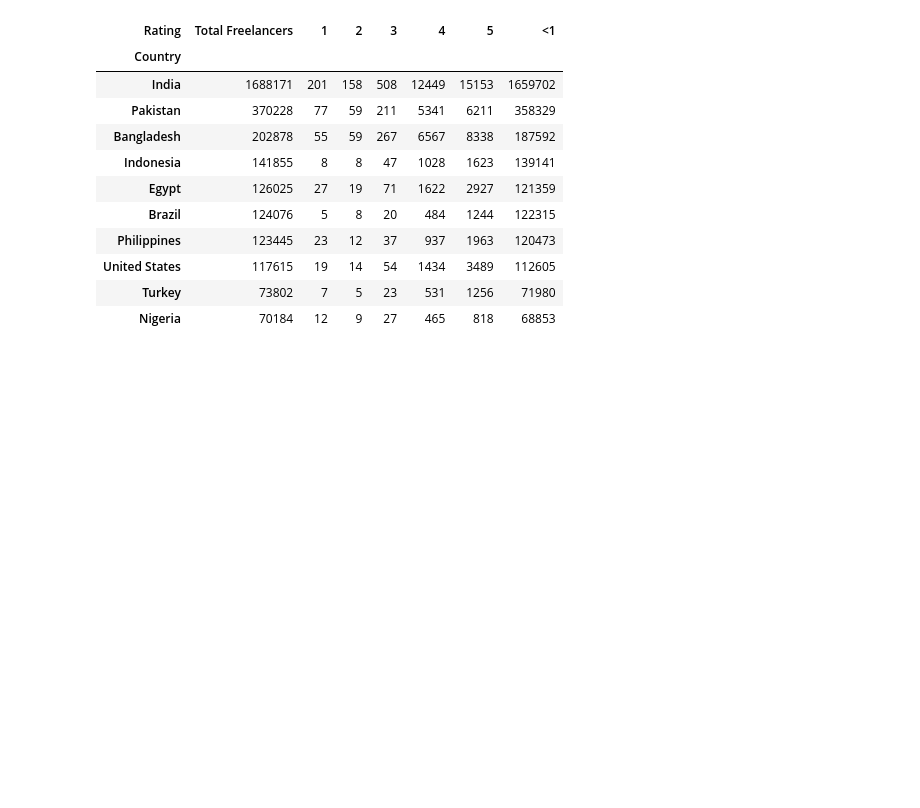
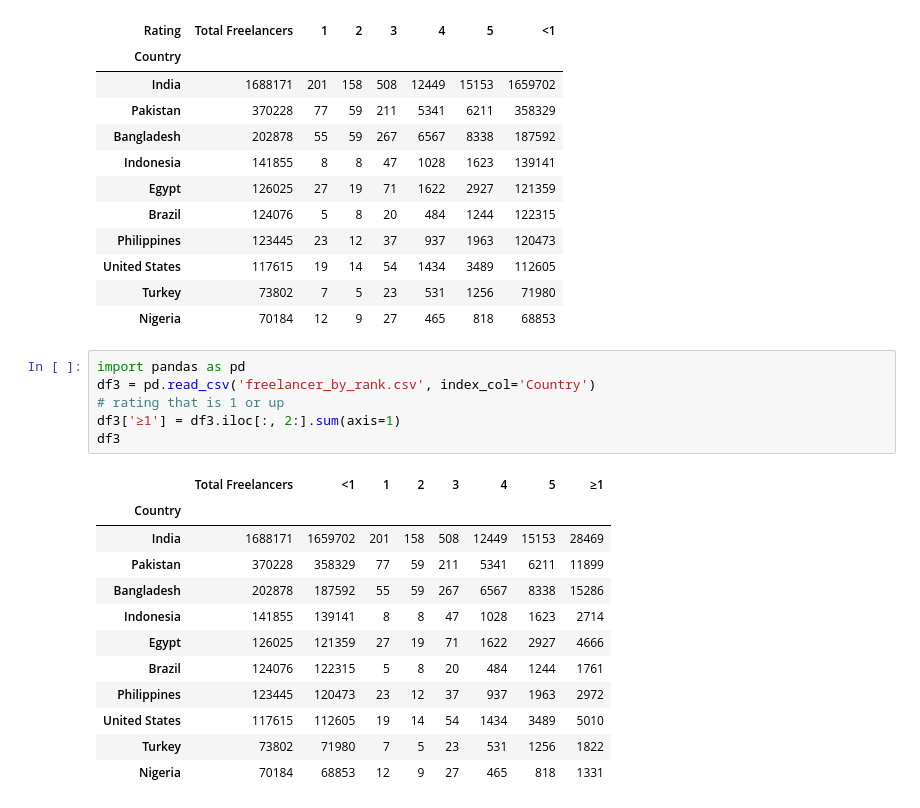
Before and after one commit to Pratham-Chauhan/scrape-freelancers-info, a Jupyter notebook: Freelancer Population by Country (complete).ipynb, the cells around one changed output. Cells and saved outputs as stored; diff of their text form; blank space fills up the shorter version.

```diff
--- a/Freelancer Population by Country (complete).ipynb
+++ b/Freelancer Population by Country (complete).ipynb
@@ -235,3 +236,22 @@ df3 = df3.rename(columns={0:'Total Freelancers'})
 | United States | 117615 | 19 | 14 | 54 | 1434 | 3489 | 112605 |
 | Turkey | 73802 | 7 | 5 | 23 | 531 | 1256 | 71980 |
 | Nigeria | 70184 | 12 | 9 | 27 | 465 | 818 | 68853 |
+# %%
+import pandas as pd
+df3 = pd.read_csv('freelancer_by_rank.csv', index_col='Country')
+# rating that is 1 or up
+df3['≥1'] = df3.iloc[:, 2:].sum(axis=1)
+df3
+# %% [output]
+|  | Total Freelancers | <1 | 1 | 2 | 3 | 4 | 5 | ≥1 |
+| Country |  |  |  |  |  |  |  |  |
+| India | 1688171 | 1659702 | 201 | 158 | 508 | 12449 | 15153 | 28469 |
+| Pakistan | 370228 | 358329 | 77 | 59 | 211 | 5341 | 6211 | 11899 |
+| Bangladesh | 202878 | 187592 | 55 | 59 | 267 | 6567 | 8338 | 15286 |
+| Indonesia | 141855 | 139141 | 8 | 8 | 47 | 1028 | 1623 | 2714 |
+| Egypt | 126025 | 121359 | 27 | 19 | 71 | 1622 | 2927 | 4666 |
+| Brazil | 124076 | 122315 | 5 | 8 | 20 | 484 | 1244 | 1761 |
+| Philippines | 123445 | 120473 | 23 | 12 | 37 | 937 | 1963 | 2972 |
+| United States | 117615 | 112605 | 19 | 14 | 54 | 1434 | 3489 | 5010 |
+| Turkey | 73802 | 71980 | 7 | 5 | 23 | 531 | 1256 | 1822 |
+| Nigeria | 70184 | 68853 | 12 | 9 | 27 | 465 | 818 | 1331 |
```
Also changed, not shown: parts of 8 cells of this notebook, 5 other files.
